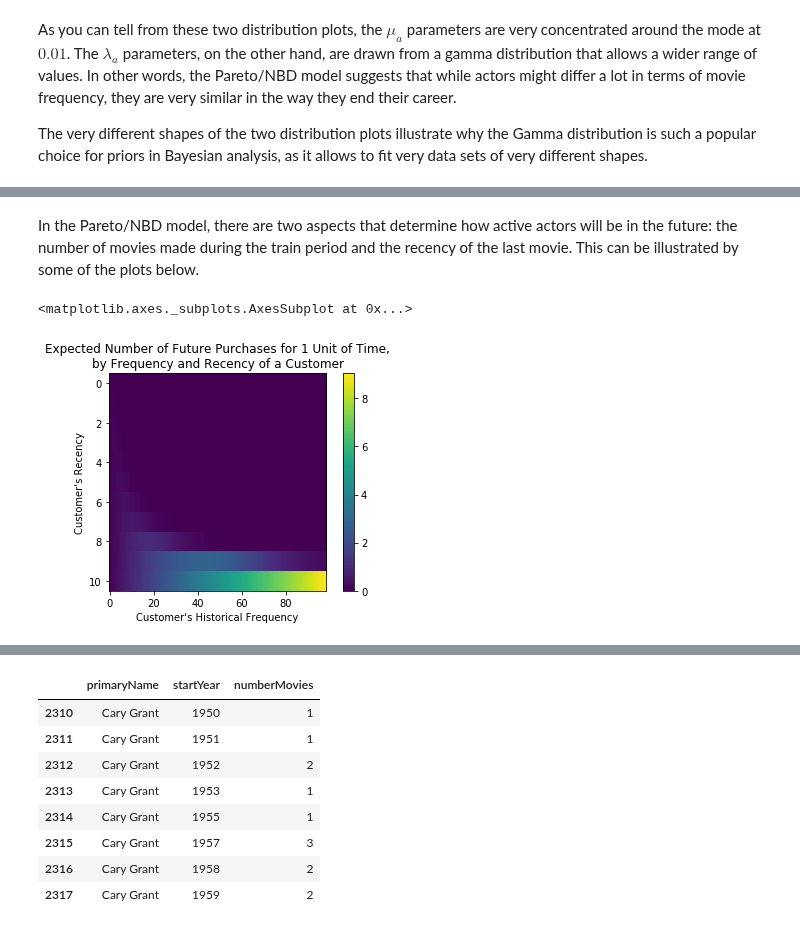
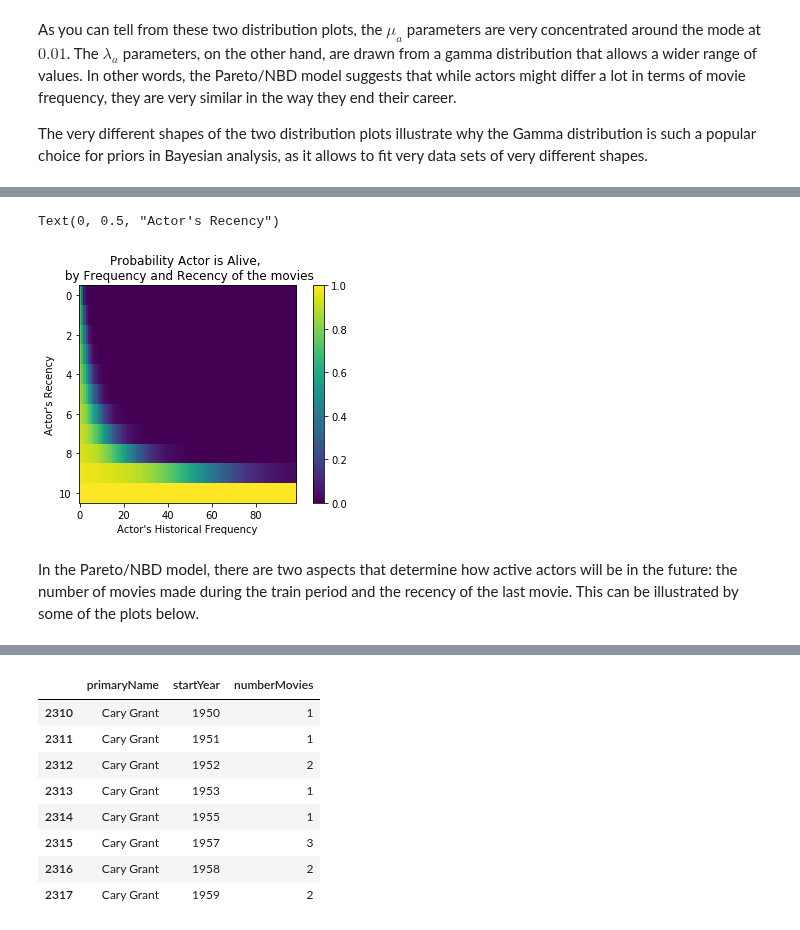
Before and after one commit to MaximeKan/Statistical-Modeling, a Jupyter notebook: Actors_movie_counts.ipynb, the cells around one changed output, grey strips where cells are left out. Drawn from its saved outputs; the diff is of its cells as text; code cells hidden in the pictures.

Commit message:
Finished the P_alive documentation section

```diff
--- a/Actors_movie_counts.ipynb
+++ b/Actors_movie_counts.ipynb
@@ -553,9 +581,10 @@ The very different shapes of the two distribution plots illustrate why the Gamma
+# %%
+plot_probability_alive_matrix(pnbd)
+plt.title("Probability Actor is Alive, \n by Frequency and Recency of the movies")
+plt.xlabel("Actor's Historical Frequency")
+plt.ylabel("Actor's Recency")
+# %% [output]
+Text(0, 0.5, "Actor's Recency")
+[figure, added]
 # %% [markdown]
 In the Pareto/NBD model, there are two aspects that determine how active actors will be in the future: the number of movies made during the train period and the recency of the last movie. This can be illustrated by some of the plots below.
-# %%
-from lifetimes.plotting import plot_frequency_recency_matrix
-
-plot_frequency_recency_matrix(pnbd)
-# %% [output]
-<matplotlib.axes._subplots.AxesSubplot at 0x...>
-[figure, removed]
```
Also changed, not shown: parts of 14 cells of this notebook.
